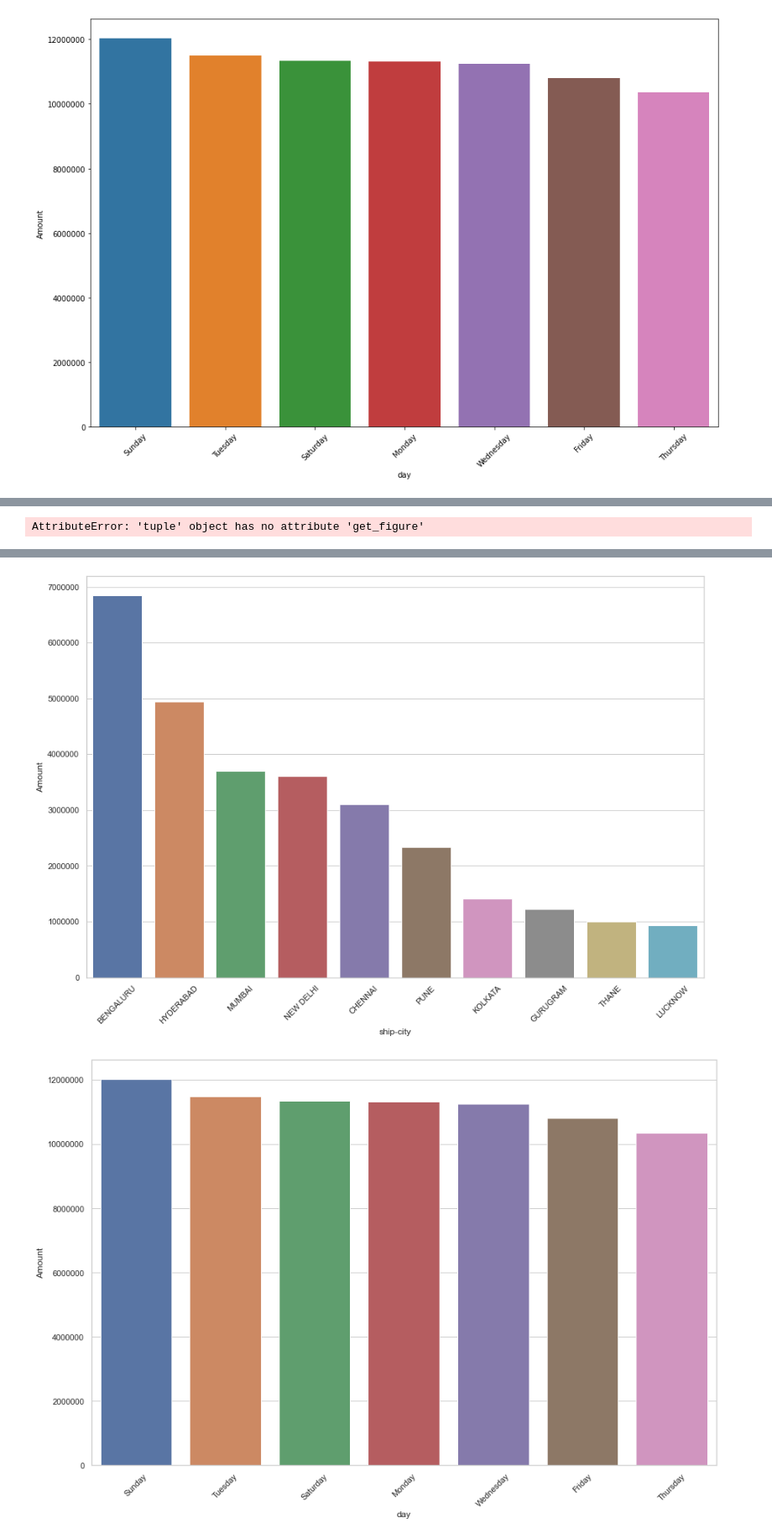
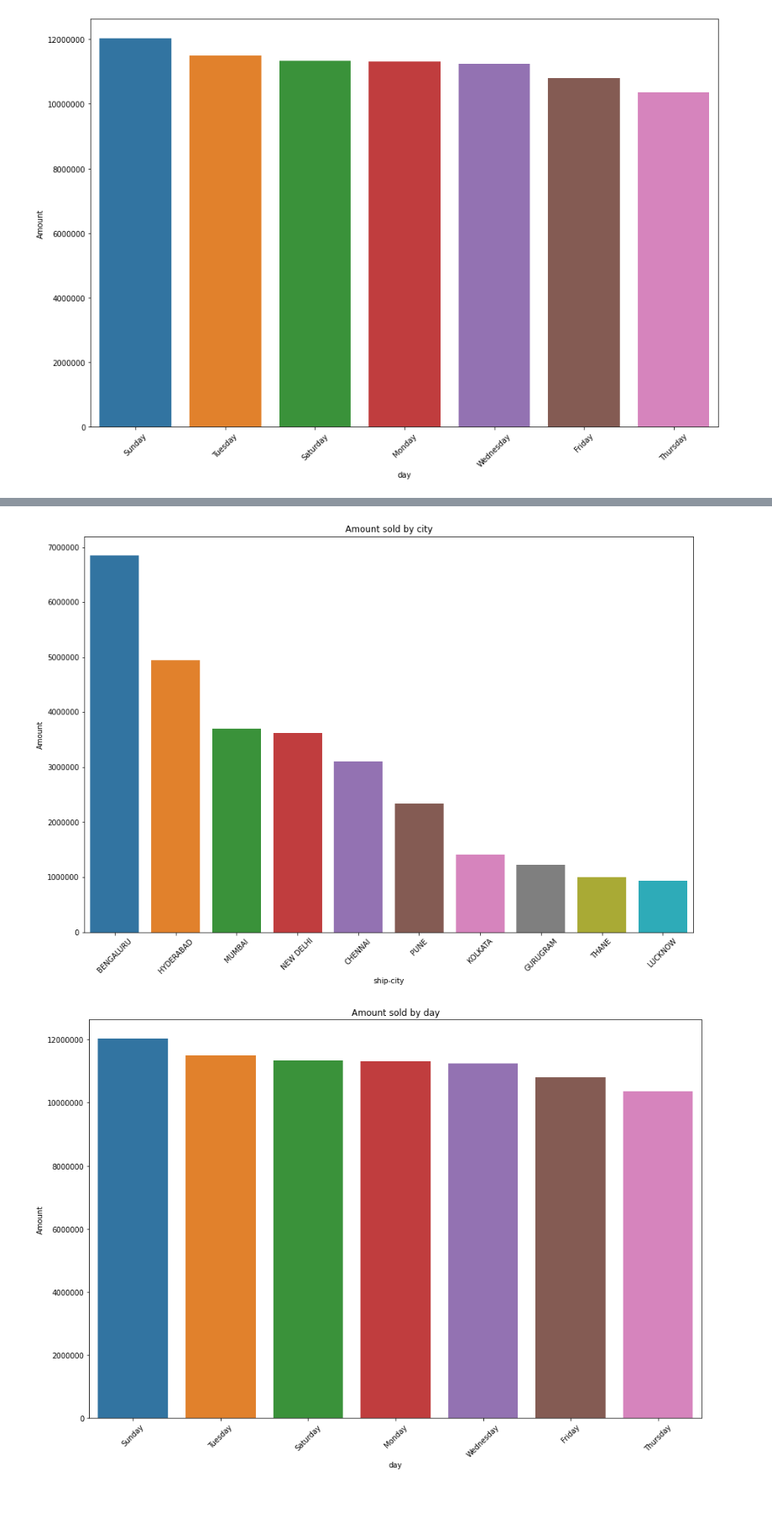
Before and after one commit to mryael977/Pipeline_project, a Jupyter notebook: your-code/pipeline.ipynb, the cells around one changed output, grey strips where cells are left out. Shown at 84% size. Cells and saved outputs as stored; diff of their text form; code cells hidden in the pictures; blank space fills up the shorter version.

```diff
--- a/your-code/pipeline.ipynb
+++ b/your-code/pipeline.ipynb
@@ -190,8 +198,9 @@ import pandas as pd
 import opendatasets as od
 import seaborn as sns
 import matplotlib.pyplot as plt
+from matplotlib.backends.backend_pdf import PdfPages
 
-
+name_of_report = str(input('Introduce the name you want to asign to this report:'))
 
 def aquire():
     od.download('https://www.kaggle.com/datasets/thedevastator/unlock-profits-with-e-commerce-sales-data')
@@ -206,84 +215,90 @@ def wrangle(data):
 def visualize(data):
     #Most wanted categories.
     fig, ax = plt.subplots(figsize = (10,6))
-    most_wanted_categories = sns.countplot(x='Category', data= data)
 
+    sns.countplot(x='Category', data= data).set(title= 'Orders by Categories')
+    most_wanted_categories = ax
     #Categories with more oders cancelled.
 
     cancelled = data[data['Status']== 'Cancelled']
     fig, ax = plt.subplots(figsize = (10,6))
-    more_categories_canceled = sns.countplot(x='Category', data= cancelled)
+    sns.countplot(x='Category', data= cancelled).set(title= 'Categories with More Cancelled Orders')
+    more_categories_canceled = ax
+
 
     #Sizes with more orders
 
     data.Size.value_counts()
     fig, ax = plt.subplots(figsize = (10,6))
-    sizes_orders = sns.countplot(x='Size', data= data)
+    sns.countplot(x='Size', data= data).set(title= 'Orders by Size')
+    sizes_orders = ax
 
     #most orders cancelled by size
     fig, ax = plt.subplots(figsize = (10,6))
-    most_cancelled_size = sns.countplot(x='Size', data= cancelled)
+    sns.countplot(x='Size', data= cancelled).set(title= 'Orders Cancelled by Size')
+    most_cancelled_size = ax
 
     #whatss the ship-state with more orders
 
     fig, ax = plt.subplots(figsize = (15,10))
     plt.xticks(rotation=45)
-    ship_state_orders = sns.barplot(x=data['ship-state'].value_counts()[:25].index, y=data['ship-state'].value_counts()[:25])
+    sns.barplot(x=data['ship-state'].value_counts()[:25].index, y=data['ship-state'].value_counts()[:25]).set(title= 'Ship State with More Orders')
+    ship_state_orders = ax
 
-
-    #amount spended  by size,  by category, by city, aqui te quedaste, aparte haz un violin plot.
+    #amount spended by category
 
 
     fig, ax = plt.subplots(figsize = (15,10))
     plt.xticks(rotation=45)
     plt.ticklabel_format(style='plain', axis='y')
 
-    amount_by_category = sns.barplot(x=data.groupby('Category')['Amount'].sum().sort_values(ascending=False).index, y=data.groupby('Category')['Amount'].sum().sort_values(ascending=False))
-
+    sns.barplot(x=data.groupby('Category')['Amount'].sum().sort_values(ascending=False).index, y=data.groupby('Category')['Amount'].sum().sort_values(ascending=False)).set(title= 'Amount sold by category ')
+    amount_by_category = ax
 
 
     #Amount by Size
     fig, ax = plt.subplots(figsize = (15,10))
     plt.xticks(rotation=45)
     plt.ticklabel_format(style='plain', axis='y')
-    amount_by_size = sns.barplot(x=data.groupby('Size')['Amount'].sum().sort_values(ascending=False).index, y=data.groupby('Size')['Amount'].sum().sort_values(ascending=False))
-
+    sns.barplot(x=data.groupby('Size')['Amount'].sum().sort_values(ascending=False).index, y=data.groupby('Size')['Amount'].sum().sort_values(ascending=False)).set(title= 'Amount sold by size')
+    amount_by_size = ax
 
     #Amount by Ship City
     fig, ax = plt.subplots(figsize = (15,10))
     plt.xticks(rotation=45)
     plt.ticklabel_format(style='plain', axis='y')
-    amount_by_city = sns.barplot(x=data.groupby('ship-city')['Amount'].sum().sort_values(ascending=False)[:10].index, y=data.groupby('ship-city')['Amount'].sum().sort_values(ascending=False)[:10])
-
+    sns.barplot(x=data.groupby('ship-city')['Amount'].sum().sort_values(ascending=False)[:10].index, y=data.groupby('ship-city')['Amount'].sum().sort_values(ascending=False)[:10]).set(title= 'Amount sold by city')
+    amount_by_city = ax
 
     #amount by day total
     fig, ax = plt.subplots(figsize = (15,10))
     plt.xticks(rotation=45)
     plt.ticklabel_format(style='plain', axis='y')
-    amount_by_day = sns.barplot(x=data.groupby('day')['Amount'].sum().sort_values(ascending=False).index, y=data.groupby('day')['Amount'].sum().sort_values(ascending=False))
-
+    sns.barplot(x=data.groupby('day')['Amount'].sum().sort_values(ascending=False).index, y=data.groupby('day')['Amount'].sum().sort_values(ascending=False)).set(title= 'Amount sold by day')
+    amount_by_day = ax
 
     #AMount by category by day
     fig, ax = plt.subplots(figsize = (15,10))
     data_by_day = data.groupby(['day', 'Category'])['Amount'].sum().sort_values(ascending=False)
     data_by_day =data_by_day.reset_index()
     plt.ticklabel_format(style='plain', axis='y')
-    amount_category_day = sns.barplot(x= 'day', y = 'Amount', hue = 'Category', data = data_by_day)
+    sns.barplot(x= 'day', y = 'Amount', hue = 'Category', data = data_by_day).set(title= 'Amount sold by category by day')
+    amount_category_day =ax
 
+    return (most_wanted_categories, more_categories_canceled, sizes_orders, most_cancelled_size,ship_state_orders, amount_by_category, amount_by_size, amount_by_city, amount_by_day, amount_category_day)
 
-    return most_wanted_categories, more_categories_canceled, sizes_orders, most_cancelled_size,ship_state_orders, amount_by_category, amount_by_size, amount_by_city, amount_by_day, amount_category_day
+def safe_viz(barchart):
 
-def safe_viz(*barchart):
-    print(barchart)
-    for i in barchart:
-        print(i)
-        fig = i.get_figure()
-        fig.savefig(i +'.png')
+    with PdfPages( name_of_report+ '.pdf') as pp:
+        for plot in barchart:
+            pp.savefig(plot.figure)
+
 
 if __name__ == '__main__':
     data = aquire()
     filtered = wrangle(data)
     charts = visualize(filtered)
+
     safe_viz(charts)
 # %% [output]
 Skipping, found downloaded files in ".\unlock-profits-with-e-commerce-sales-data" (use force=True to force download)
@@ -292 +304,0 @@ Skipping, found downloaded files in ".\unlock-profits-with-e-commerce-sales-data
-AttributeError: 'tuple' object has no attribute 'get_figure'
@@ -300,2 +312,2 @@ AttributeError: 'tuple' object has no attribute 'get_figure'
-[figure, old version]
+[figure, new version]
-[figure, old version]
+[figure, new version]
```
Also changed, not shown: parts of 4 cells of this notebook, 1 other file.
